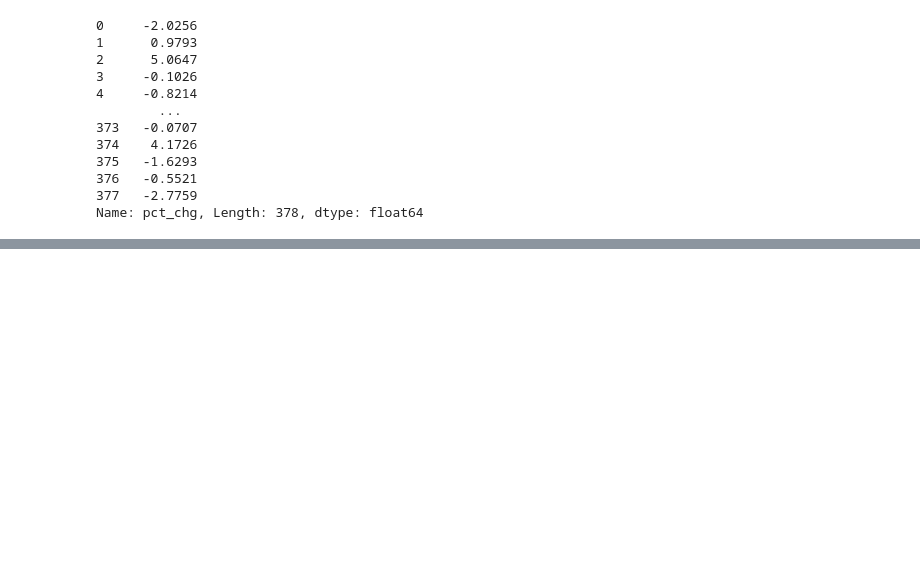
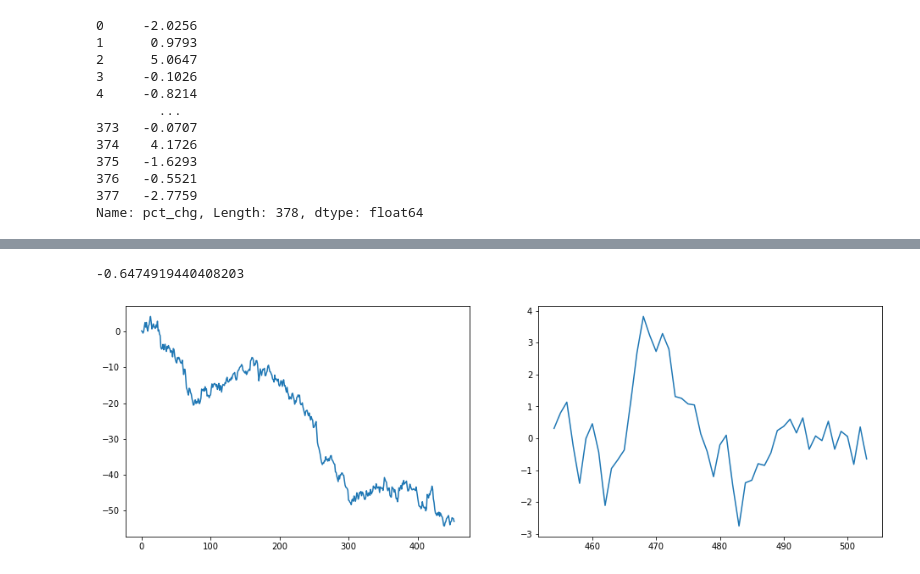
Before and after one commit to wd64759/quants, a Jupyter notebook: quants/trade_notes.ipynb, the cells around one changed output, grey strips where cells are left out. Saved outputs shown, nothing was run; the diff lists cells and outputs as text; code cells hidden in the pictures; blank space fills up the shorter version.

```diff
--- a/quants/trade_notes.ipynb
+++ b/quants/trade_notes.ipynb
@@ -322,7 +322,8 @@ Name: pct_chg, Length: 378, dtype: float64
 import numpy as np
 total_days = 504
 keep_days = 50
-s_200 = np.random.standard_normal((200,total_days))
+s_200 = np.random.standard_normal((20,total_days))
 s_test = s_200[:,:total_days-keep_days].copy()
+s_pred = s_200[:,total_days-keep_days:].copy()
 stock_lowers = np.argsort(np.sum(s_test, axis=1))[:3]
 # %%
@@ -333,0 +359,10 @@ import matplotlib.pyplot as plt
+# %%
+import matplotlib.pyplot as plt
+low_stock = 50
+_, splot = plt.subplots(nrows=1, ncols=2, figsize=(16,5))
+splot[0].plot(np.arange(0, total_days-keep_days), s_test[low_stock].cumsum())
+splot[1].plot(np.arange(total_days-keep_days, total_days), s_200[low_stock][total_days-keep_days:total_days].cumsum())
+s_200[low_stock][total_days-keep_days:total_days].cumsum()[-1]
+# %% [output]
+-0.6474919440408203
+[figure, added]
```
Also changed, not shown: parts of 6 cells of this notebook, 1 other file.
